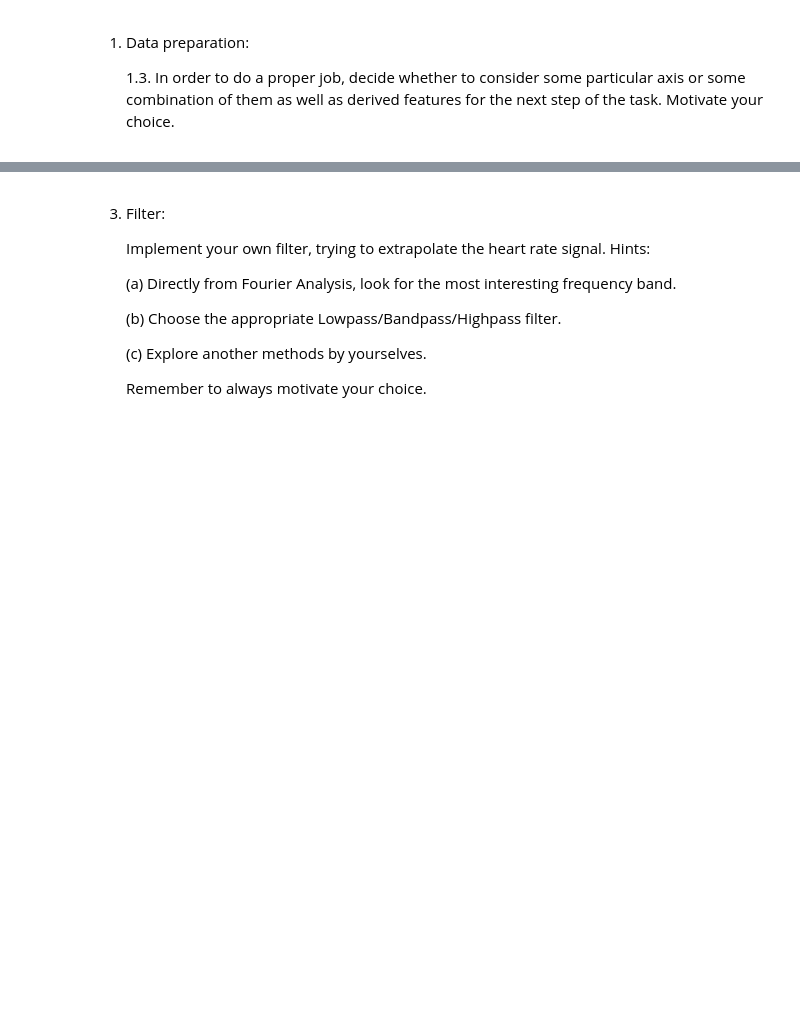
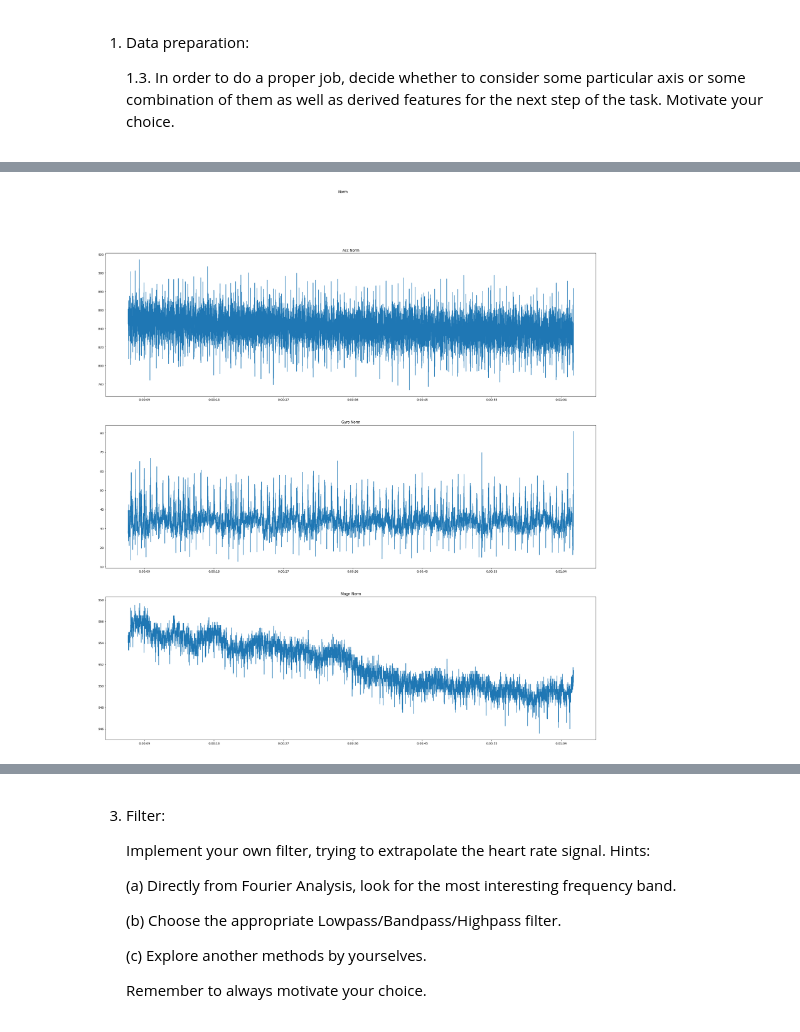
Before and after one commit to superbionicle/ProjectHEART, a Jupyter notebook: Project.ipynb, the cells around one changed output, grey strips where cells are left out. Cells and saved outputs as stored; diff of their text form; code cells hidden in the pictures; blank space fills up the shorter version.

```diff
--- a/Project.ipynb
+++ b/Project.ipynb
@@ -109,3 +109,9 @@ axes = ["X","Y","Z"]
+# %%
+metrics = ["Acc","Gyro","Magn"]
+axes = ["X","Y","Z"]
+acc = ["Acc" + axe for axe in axes]
+gyro = ["Gyro" + axe for axe in axes]
+magn = ["Magn" + axe for axe in axes]
 # %% [markdown]
 1. Data preparation:
 
@@ -210,0 +250,32 @@ for index,metric in enumerate(metrics):
+# %%
+normAcc = dataFrameCopy[acc].apply(np.linalg.norm, axis=1)
+normGyro = dataFrameCopy[gyro].apply(np.linalg.norm, axis=1)
+normMagn = dataFrameCopy[magn].apply(np.linalg.norm, axis=1)
+
+dataFrameNorm = pd.DataFrame(
+    {
+        "Timestamp": dataFrameCopy["Timestamp"],
+        "Acc Norm": normAcc,
+        "Gyro Norm": normGyro,
+        "Magn Norm": normMagn,
+    }
+)
+
+
+def graphNorm(iDataFrame, iTitle):
+    values = np.arange(
+        iDataFrame["Timestamp"].index.min(), iDataFrame["Timestamp"].index.max() + 1, 1
+    )
+
+    figure, axs = plt.subplots(3, figsize=(30, 30))
+    figure.suptitle(str(iTitle))
+
+    for index, metric in enumerate(metrics):
+        axs[index].plot(values, iDataFrame[metric + " Norm"])
+        axs[index].set_title(metric + " Norm")
+        axs[index].xaxis.set_major_formatter(plt.FuncFormatter(ticks))
+
+
+graphNorm(dataFrameNorm, "Norm")
+# %% [output]
+[figure, added]
```
Also changed, not shown: parts of 27 cells of this notebook, 1 other file.
